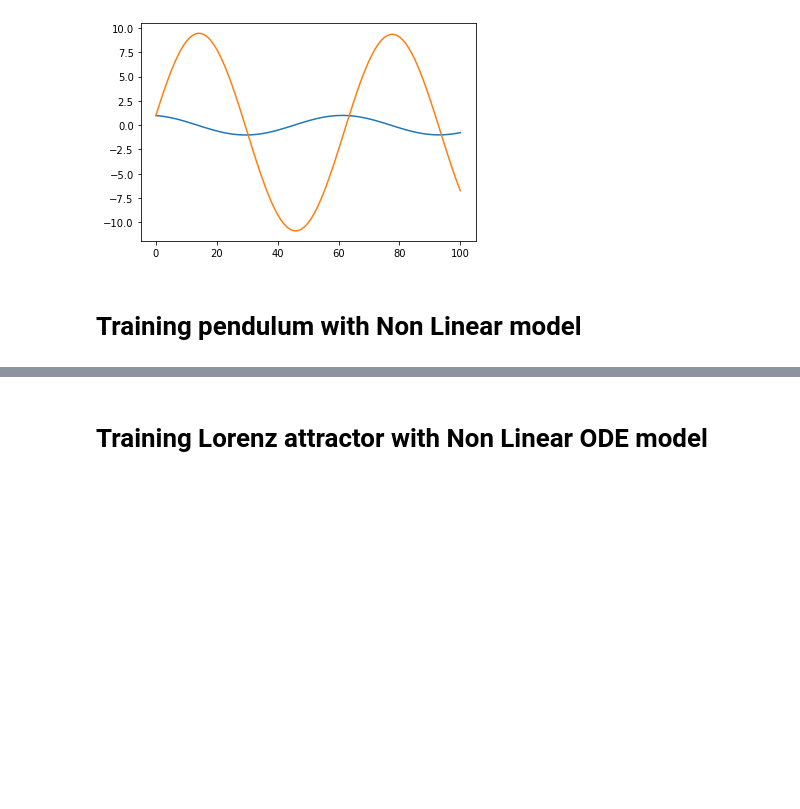
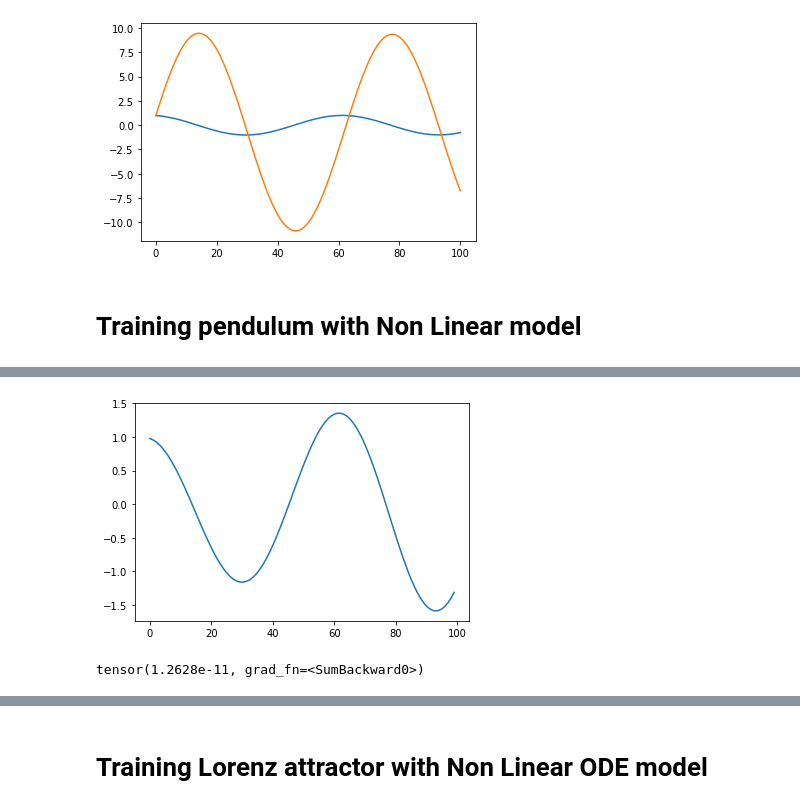
Before and after one commit to KennethThNg/Semester-project-dynamical-system-learning, a Jupyter notebook: ODELayersTest.ipynb, the cells around one changed output, grey strips where cells are left out. Cells and saved outputs as stored; diff of their text form; code cells hidden in the pictures; blank space fills up the shorter version.

```diff
--- a/ODELayersTest.ipynb
+++ b/ODELayersTest.ipynb
@@ -336,0 +406,9 @@ plt.show()
+# %%
+plt.plot(Y[:,0])
+plt.show()
+# %% [output]
+[figure, added]
+# %%
+(pred - train_y).pow(2).sum()
+# %% [output]
+tensor(1.2628e-11, grad_fn=<SumBackward0>)
```
Also changed, not shown: parts of 42 cells of this notebook.
